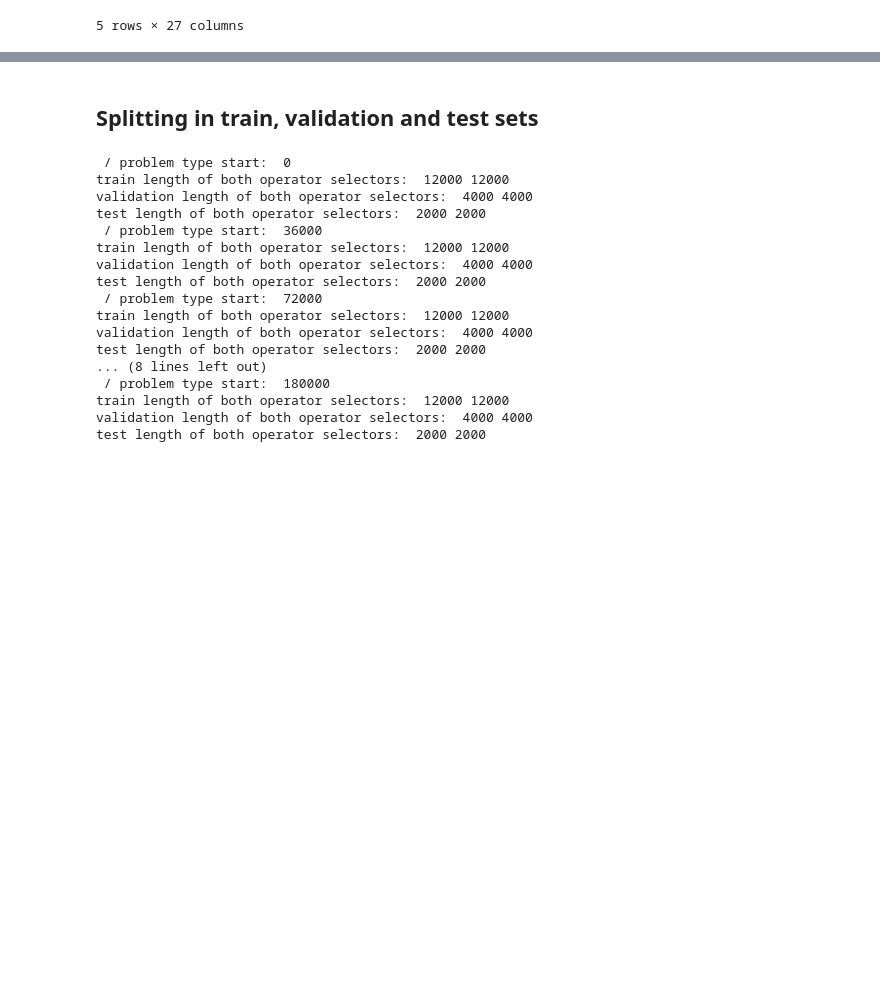
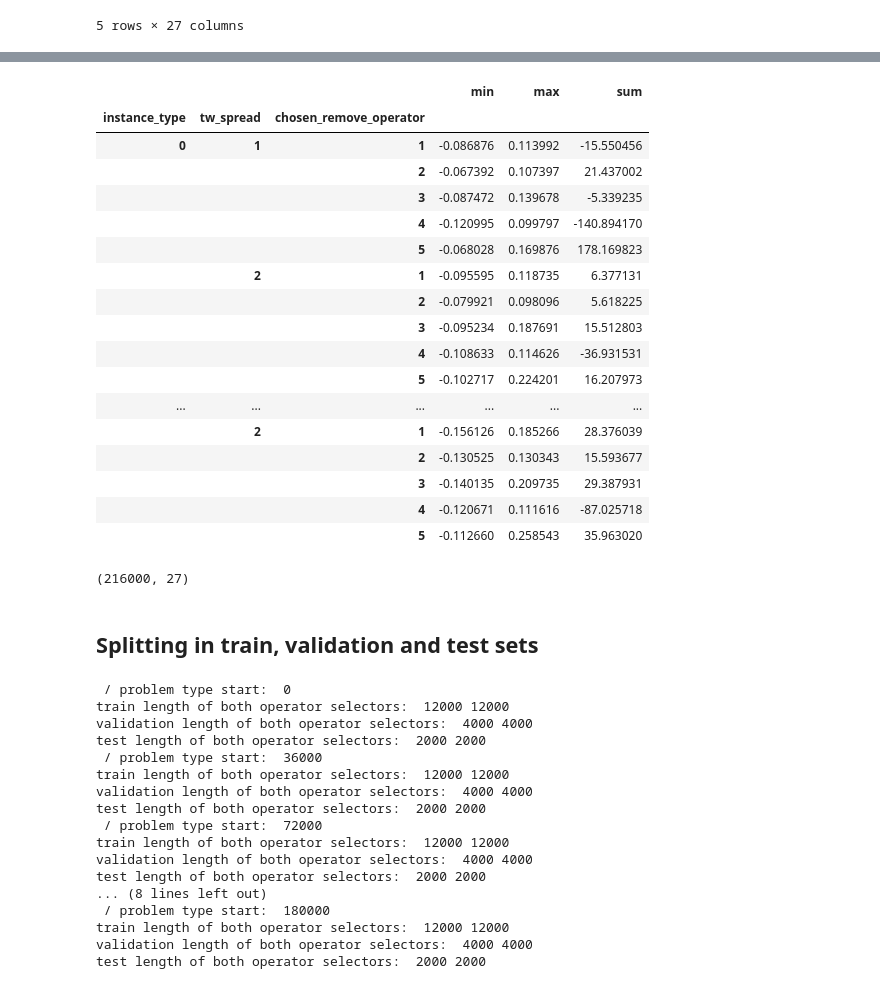
Before and after one commit to karolygd/HVRPTW-with-NLNS, a Jupyter notebook: training_data_nn/training_data_processing.ipynb, the cells around one changed output, grey strips where cells are left out. Cells and saved outputs as stored; diff of their text form; code cells hidden in the pictures; blank space fills up the shorter version.

```diff
--- a/training_data_nn/training_data_processing.ipynb
+++ b/training_data_nn/training_data_processing.ipynb
@@ -115,0 +153,23 @@ dtype: int64
+# %%
+# 3rd short_long_term_improvement
+improv_per_instance_and_operator = df.groupby(['instance_type', 'tw_spread', 'chosen_remove_operator']).short_long_improvement.agg(['min','max', 'sum'])
+improv_per_instance_and_operator
+# %% [output]
+|  |  |  | min | max | sum |
+| instance_type | tw_spread | chosen_remove_operator |  |  |  |
+| 0 | 1 | 1 | -0.086876 | 0.113992 | -15.550456 |
+|  |  | 2 | -0.067392 | 0.107397 | 21.437002 |
+|  |  | 3 | -0.087472 | 0.139678 | -5.339235 |
+|  |  | 4 | -0.120995 | 0.099797 | -140.894170 |
+|  |  | 5 | -0.068028 | 0.169876 | 178.169823 |
+|  | 2 | 1 | -0.095595 | 0.118735 | 6.377131 |
+|  |  | 2 | -0.079921 | 0.098096 | 5.618225 |
+|  |  | 3 | -0.095234 | 0.187691 | 15.512803 |
+|  |  | 4 | -0.108633 | 0.114626 | -36.931531 |
+|  |  | 5 | -0.102717 | 0.224201 | 16.207973 |
+| ... | ... | ... | ... | ... | ... |
+|  | 2 | 1 | -0.156126 | 0.185266 | 28.376039 |
+|  |  | 2 | -0.130525 | 0.130343 | 15.593677 |
+|  |  | 3 | -0.140135 | 0.209735 | 29.387931 |
+|  |  | 4 | -0.120671 | 0.111616 | -87.025718 |
+|  |  | 5 | -0.112660 | 0.258543 | 35.963020 |
@@ -116,3 +182,7 @@ dtype: int64
+# %%
+df.shape
+# %% [output]
+(216000, 27)
 # %% [markdown]
 ## Splitting in train, validation and test sets
 # %%
```
Also changed, not shown: parts of 18 cells of this notebook, 17 other files.
